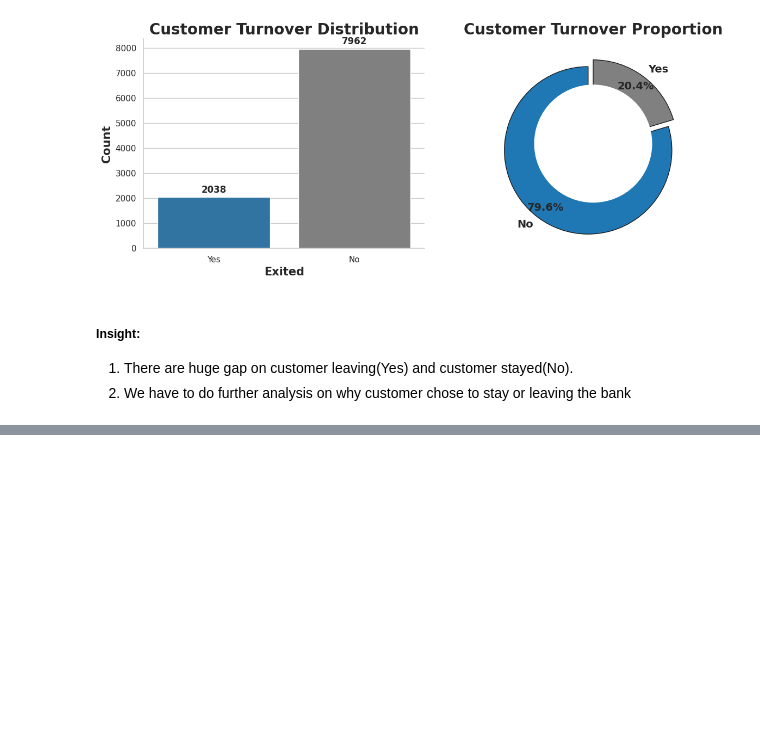
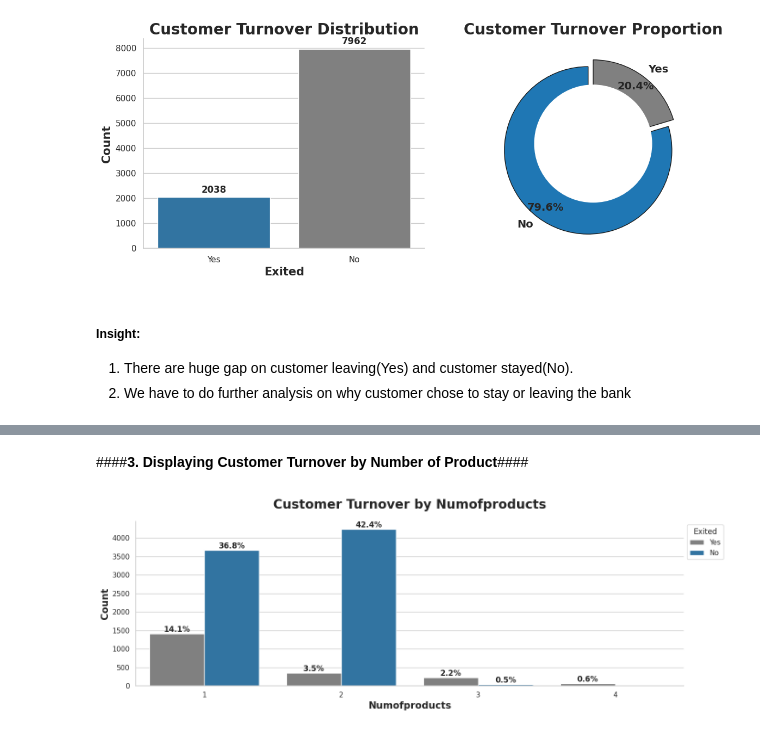
Before and after one commit to AzlinRusnan/Bank_Turnover_Analysis, a Jupyter notebook: Bank_Turnover_Analysis.ipynb, the cells around one changed output, grey strips where cells are left out. Drawn from its saved outputs; the diff is of its cells as text; code cells hidden in the pictures; blank space fills up the shorter version.

```diff
--- a/Bank_Turnover_Analysis.ipynb
+++ b/Bank_Turnover_Analysis.ipynb
@@ -288,0 +299,6 @@ countplot("Gender")
+# %% [markdown]
+####**3. Displaying Customer Turnover by Number of Product**####
+# %%
+countplot("NumOfProducts")
+# %% [output]
+[figure, added]
```
Also changed, not shown: parts of 6 cells of this notebook.
